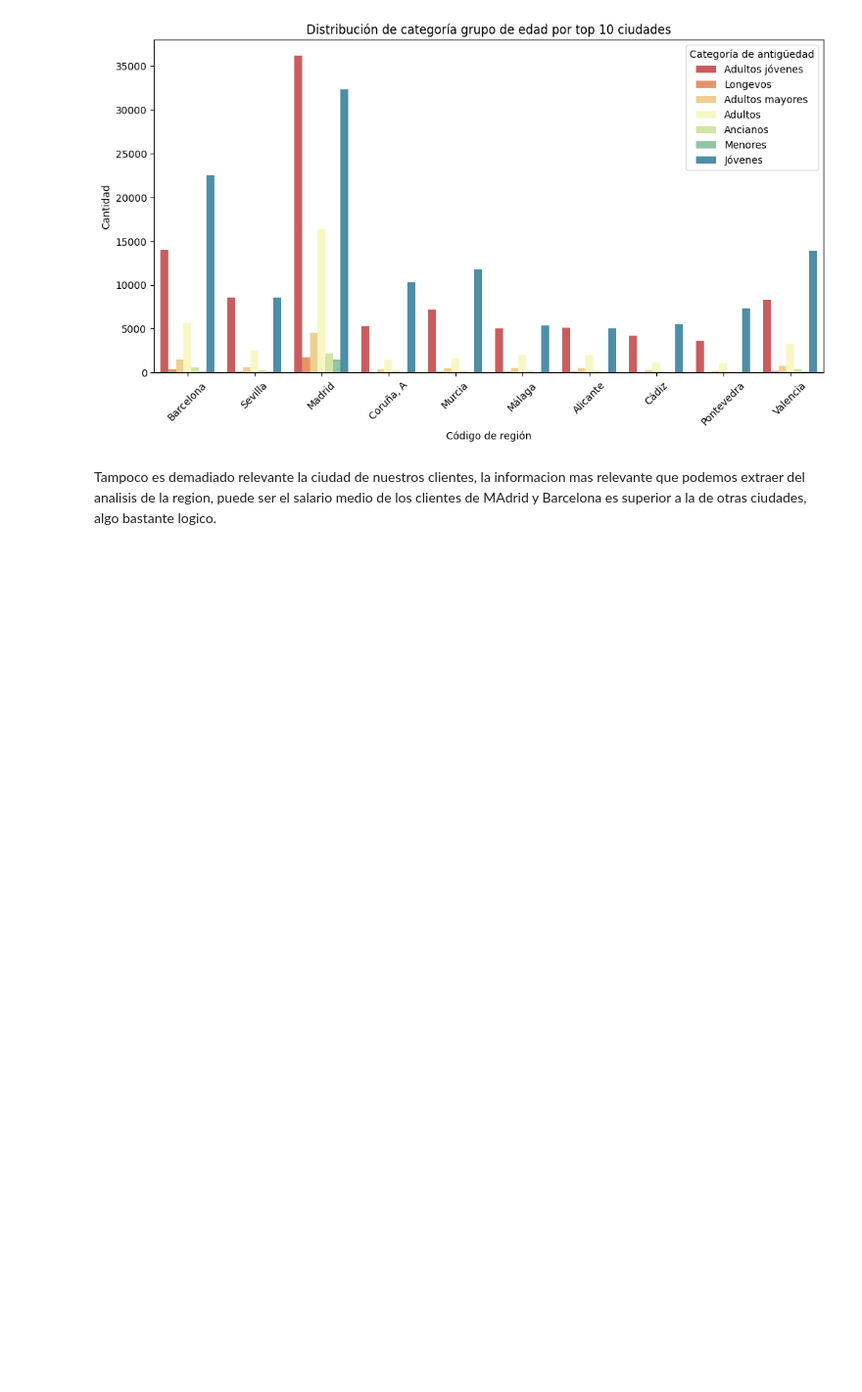
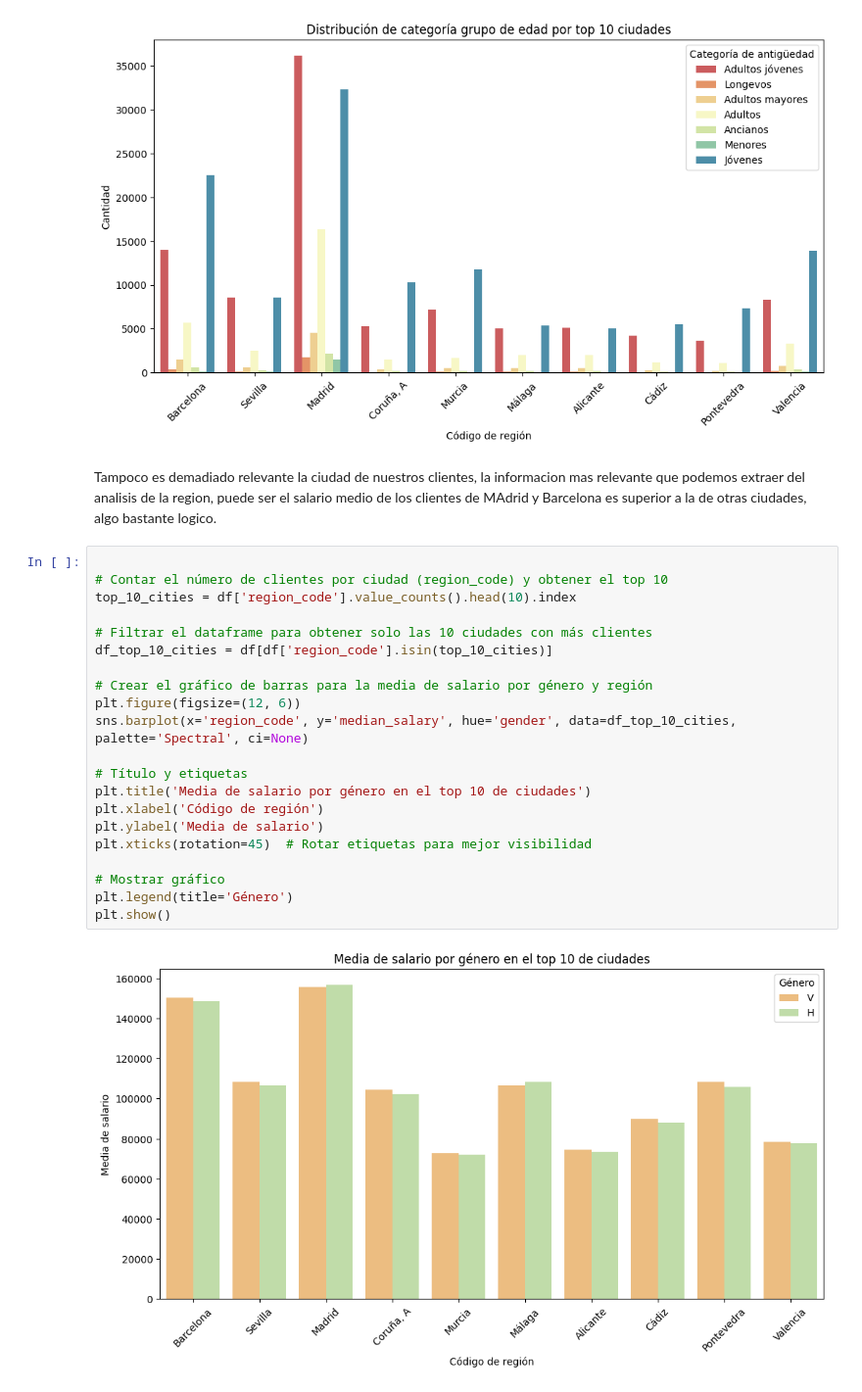
Before and after one commit to jascicz/easy_money_Project, a Jupyter notebook: Tarea_1_Análisis_BI/EDA_multivariante_df_full_clean.ipynb, the cells around one changed output. Shown at 98% size. Cells and saved outputs as stored; diff of their text form; blank space fills up the shorter version.

```diff
--- a/Tarea_1_Análisis_BI/EDA_multivariante_df_full_clean.ipynb
+++ b/Tarea_1_Análisis_BI/EDA_multivariante_df_full_clean.ipynb
@@ -349,3 +349,26 @@ plt.show()
 [figure]
 # %% [markdown]
 Tampoco es demadiado relevante la ciudad de nuestros clientes, la informacion mas relevante que podemos extraer del analisis de la region, puede ser el salario medio de los clientes de MAdrid y Barcelona es superior a la de otras ciudades, algo bastante logico.
+# %%
+
+# Contar el número de clientes por ciudad (region_code) y obtener el top 10
+top_10_cities = df['region_code'].value_counts().head(10).index
+
+# Filtrar el dataframe para obtener solo las 10 ciudades con más clientes
+df_top_10_cities = df[df['region_code'].isin(top_10_cities)]
+
+# Crear el gráfico de barras para la media de salario por género y región
+plt.figure(figsize=(12, 6))
+sns.barplot(x='region_code', y='median_salary', hue='gender', data=df_top_10_cities, palette='Spectral', ci=None)
+
+# Título y etiquetas
+plt.title('Media de salario por género en el top 10 de ciudades')
+plt.xlabel('Código de región')
+plt.ylabel('Media de salario')
+plt.xticks(rotation=45)  # Rotar etiquetas para mejor visibilidad
+
+# Mostrar gráfico
+plt.legend(title='Género')
+plt.show()
+# %% [output]
+[figure, added]
```
Also changed, not shown: parts of 1 cell of this notebook.
